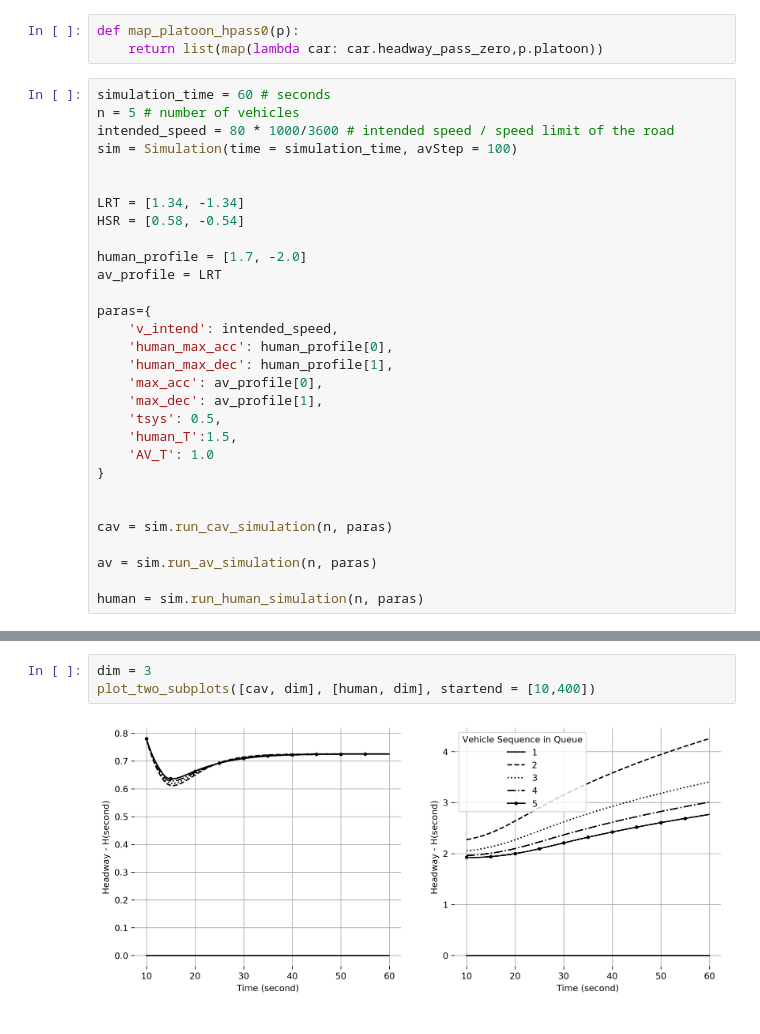
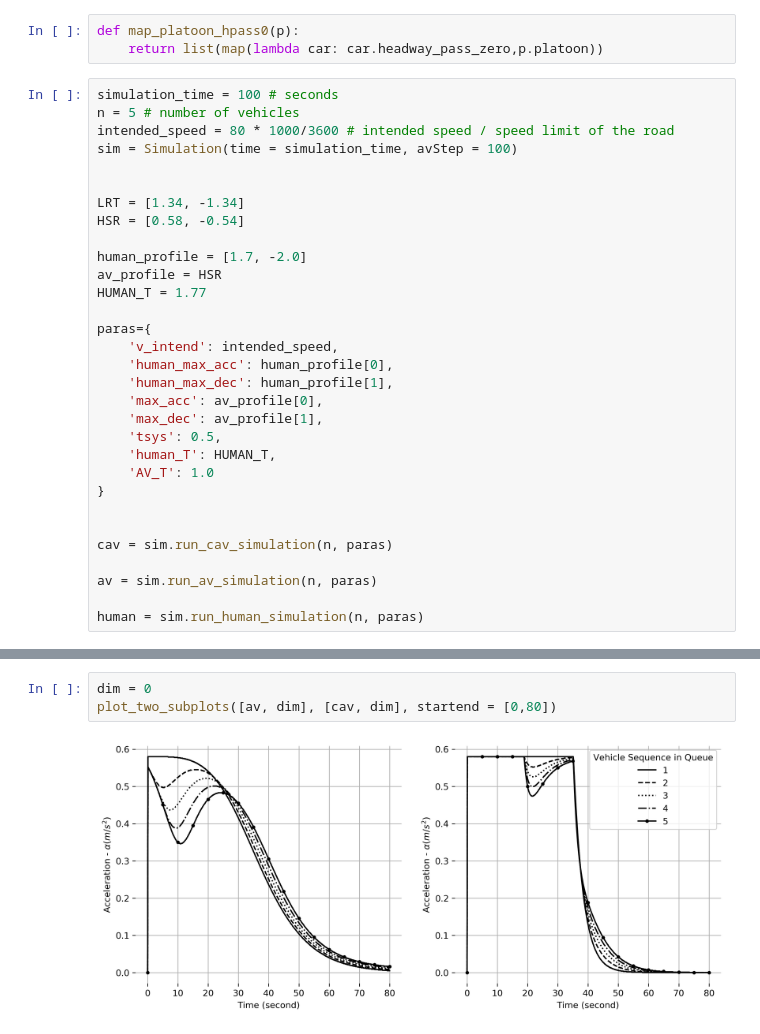
Before and after one commit to JiyanBlack/VDSF-Vehicle_Deque_Simulation_Framework, a Jupyter notebook: source/exp-visualization.ipynb, the cells around one changed output, grey strips where cells are left out. Cells and saved outputs as stored; diff of their text form.

```diff
--- a/source/exp-visualization.ipynb
+++ b/source/exp-visualization.ipynb
@@ -153,7 +155,7 @@ def cal_vdr(ps, tg):
 def map_platoon_hpass0(p):
     return list(map(lambda car: car.headway_pass_zero,p.platoon))
 # %%
-simulation_time = 60 # seconds
+simulation_time = 100 # seconds
 n = 5 # number of vehicles
 intended_speed = 80 * 1000/3600 # intended speed / speed limit of the road
 sim = Simulation(time = simulation_time, avStep = 100)
@@ -163,7 +165,8 @@ LRT = [1.34, -1.34]
 HSR = [0.58, -0.54]
 
 human_profile = [1.7, -2.0]
-av_profile = LRT
+av_profile = HSR
+HUMAN_T = 1.77
 
 paras={
     'v_intend': intended_speed,
@@ -172,7 +175,7 @@ paras={
     'max_acc': av_profile[0],
     'max_dec': av_profile[1],
     'tsys': 0.5,
-    'human_T':1.5,
+    'human_T': HUMAN_T,
     'AV_T': 1.0
 }
 
@@ -201,8 +215,8 @@ plot_three_subplots([cav, 0], [cav, 1], [cav, 3],startend=[10,60])
 # %%
-dim = 3
-plot_two_subplots([cav, dim], [human, dim], startend = [10,400])
+dim = 0
+plot_two_subplots([av, dim], [cav, dim], startend = [0,80])
 # %% [output]
-[figure, old version]
+[figure, new version]
 # %%
 dim = 1
 plot_two_subplots([human,dim], [cav, dim], startend = [0,200])
```
Also changed, not shown: parts of 9 cells of this notebook.
